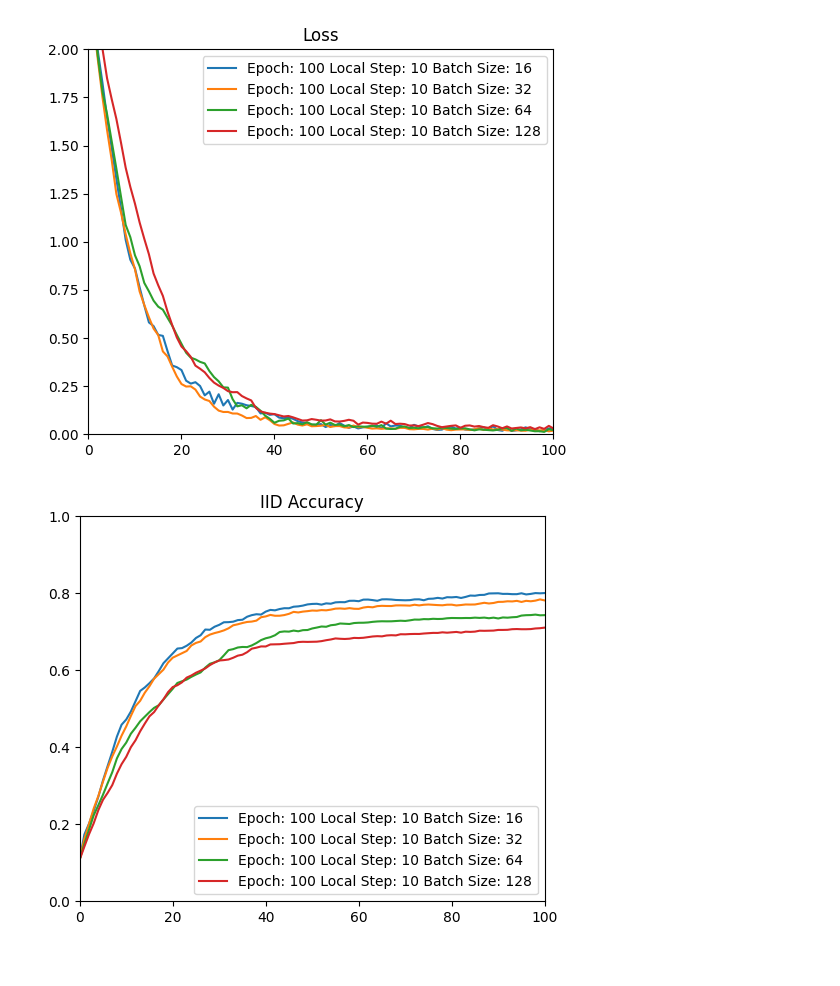
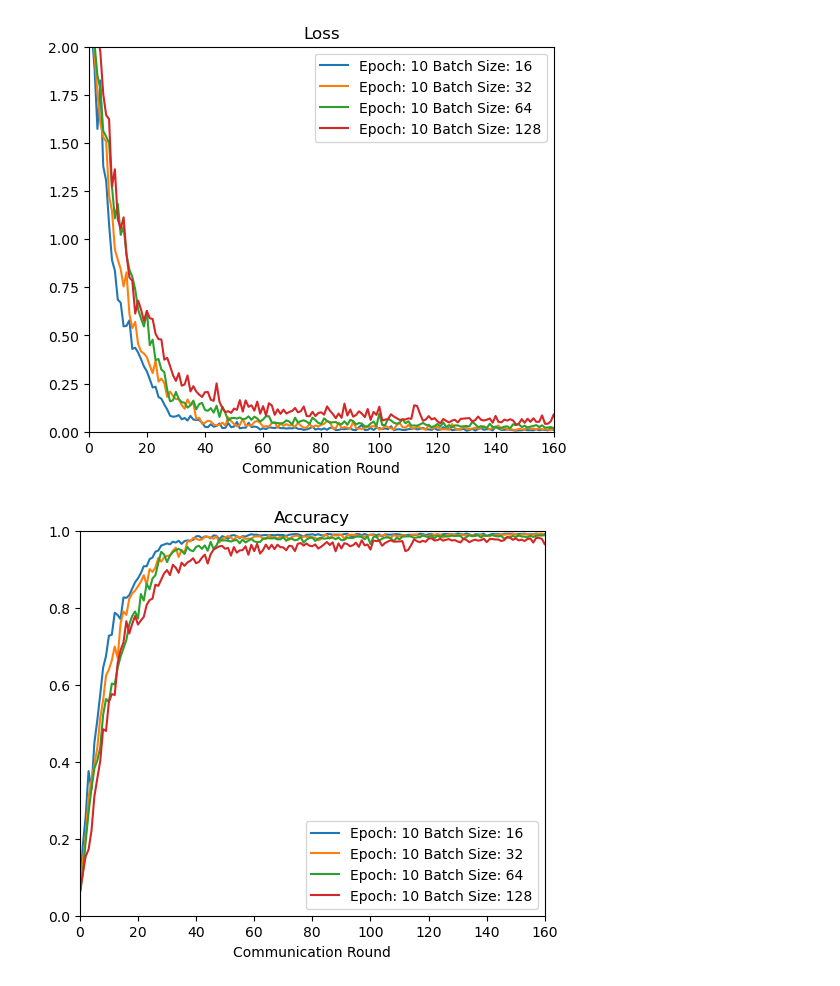
Before and after one commit to ysntrkc/PFL-Non-IID, a Jupyter notebook: utils/generate_graph.ipynb, the cells around one changed output. Drawn from its saved outputs; the diff is of its cells as text; code cells hidden in the pictures.

```diff
--- a/utils/generate_graph.ipynb
+++ b/utils/generate_graph.ipynb
@@ -4,10 +4,10 @@ import glob
 import numpy as np
 import matplotlib.pyplot as plt
 # %%
-filenames = glob.glob('../results/cifar-iid-resnet/*.h5')
+filenames = glob.glob('../results/mnist-noniid/*.h5')
 # %%
 def parse_filename(filename):
-  filename_arr = filename.split('/')[-1][:-3].split('_')
+  filename_arr = filename.split('\\')[-1][:-3].split('_')
   global_round = int(filename_arr[3][2:])
   local_step = int(filename_arr[4][2:])
   batch_size = int(filename_arr[5][2:])
@@ -28,32 +28,34 @@ def plot_loss_and_acc(result_arr, dataset, model, local_step, learning_rate=0.05
 	for result in result_arr:
 		if result[0] != dataset or result[1] != model or result[3] != local_step or result[5] != learning_rate:
 			continue
-		plt.plot(result[6], label=f'Epoch: {100:<3} Local Step: {result[3]:<2} Batch Size: {result[4]:<3}')
-	# plt.xlim(0, 160)
+		plt.plot(result[6], label=f'Epoch: {result[3]:<2} Batch Size: {result[4]:<3}')
+	plt.xlim(0, 160)
 	# plt.xlim(0, 150)
 	plt.ylim(0, 2)
 	# plt.xticks(np.arange(0, 151, 30))
-	plt.xlim(0, 100)
+	# plt.xlim(0, 100)
+	plt.xlabel('Communication Round')
 	plt.legend()
 	plt.show()
 
 	plt.figure(figsize=(6, 5))
-	plt.title(f'IID Accuracy')
+	plt.title(f'Accuracy')
 	for result in result_arr:
 		if result[0] != dataset or result[1] != model or result[3] != local_step or result[5] != learning_rate:
 			continue
-		plt.plot(result[7], label=f'Epoch: {100:<3} Local Step: {result[3]:<2} Batch Size: {result[4]:<3}')
-	# plt.xlim(0, 160)
+		plt.plot(result[7], label=f'Epoch: {result[3]:<2} Batch Size: {result[4]:<3}')
+	plt.xlim(0, 160)
 	# plt.xlim(0, 150)
 	# plt.xticks(np.arange(0, 151, 30))
-	plt.xlim(0, 100)
+	# plt.xlim(0, 100)
 	plt.ylim(0, 1)
+	plt.xlabel('Communication Round')
 	plt.legend()
 	plt.show()
 # %%
 result_arr.sort(key=lambda x: x[4])
 # %%
-plot_loss_and_acc(result_arr, 'Cifar10', 'resnet', 10, 0.005)
+plot_loss_and_acc(result_arr, 'mnist', 'cnn', 10, 0.005)
 # %% [output]
-[figure, old version]
+[figure, new version]
-[figure, old version]
+[figure, new version]
```
Also changed, not shown: 10 other files.
